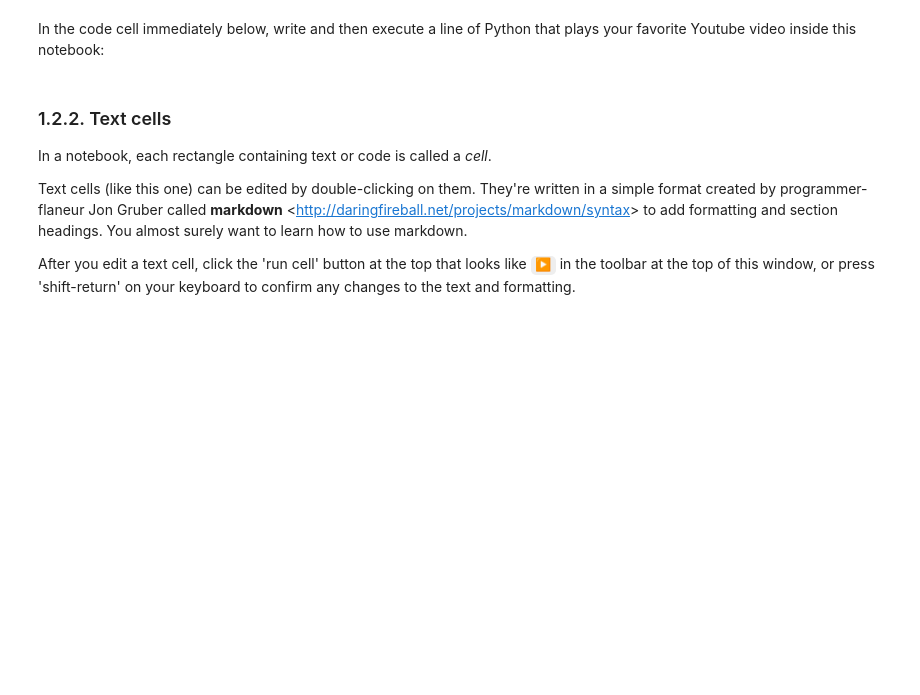
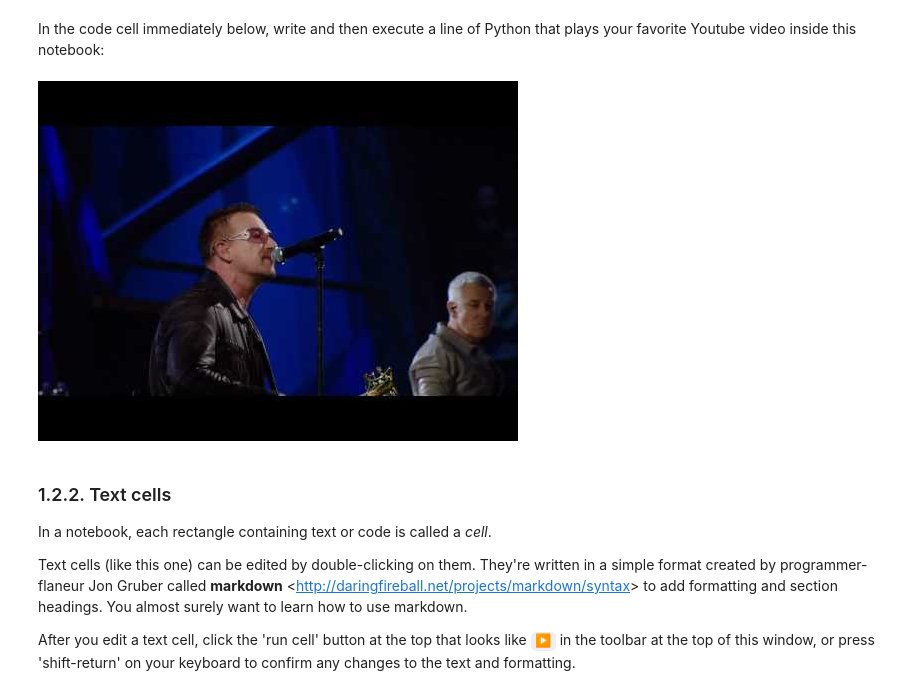
Before and after one commit to braddelong/2022-jupyter, a Jupyter notebook: econ-135-s2022-ps01.ipynb, the cells around one changed output. Drawn from its saved outputs; the diff is of its cells as text; code cells hidden in the pictures; blank space fills up the shorter version.

```diff
--- a/econ-135-s2022-ps01.ipynb
+++ b/econ-135-s2022-ps01.ipynb
@@ -132,3 +130,14 @@ In the code cell immediately below, write and then execute a line of Python that
+# %%
+# **answer**
+
+from IPython.display import YouTubeVideo
+
+# The original URL is:
+# https://www.youtube.com/watch?v=LQNTNWaYlUw
+
+YouTubeVideo("LQNTNWaYlUw")
+# %% [output]
+[figure, added]
 # %% [markdown]
 ### 1.2.2. Text cells
 In a notebook, each rectangle containing text or code is called a *cell*.
```
Also changed, not shown: parts of 168 cells of this notebook, 2 other files.
